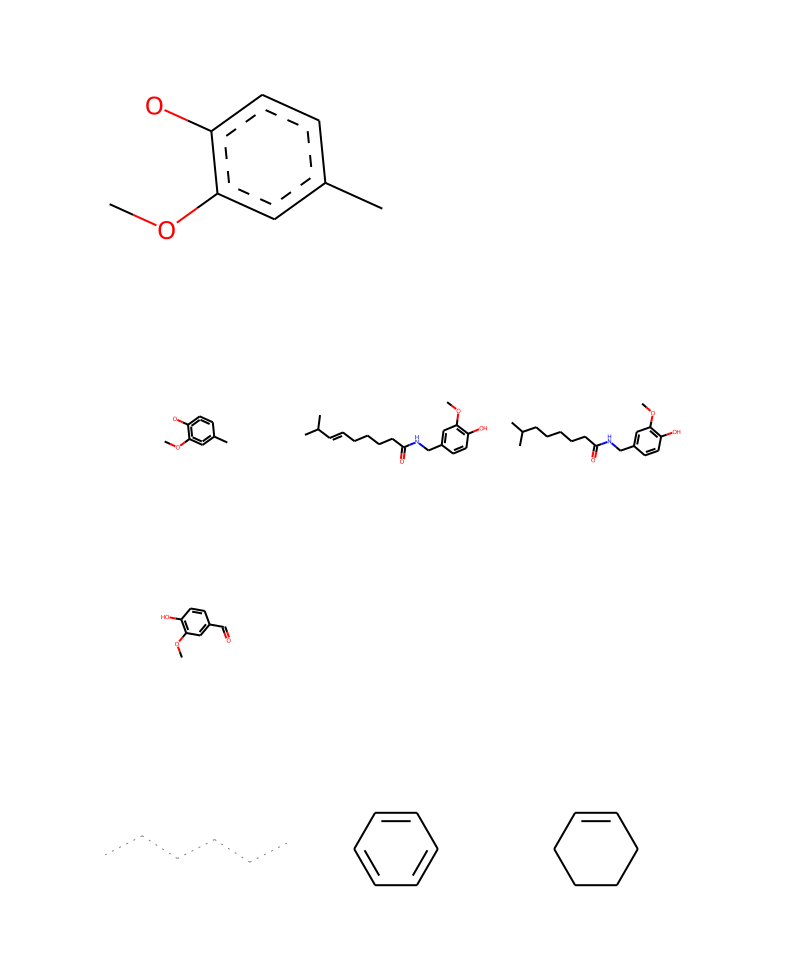
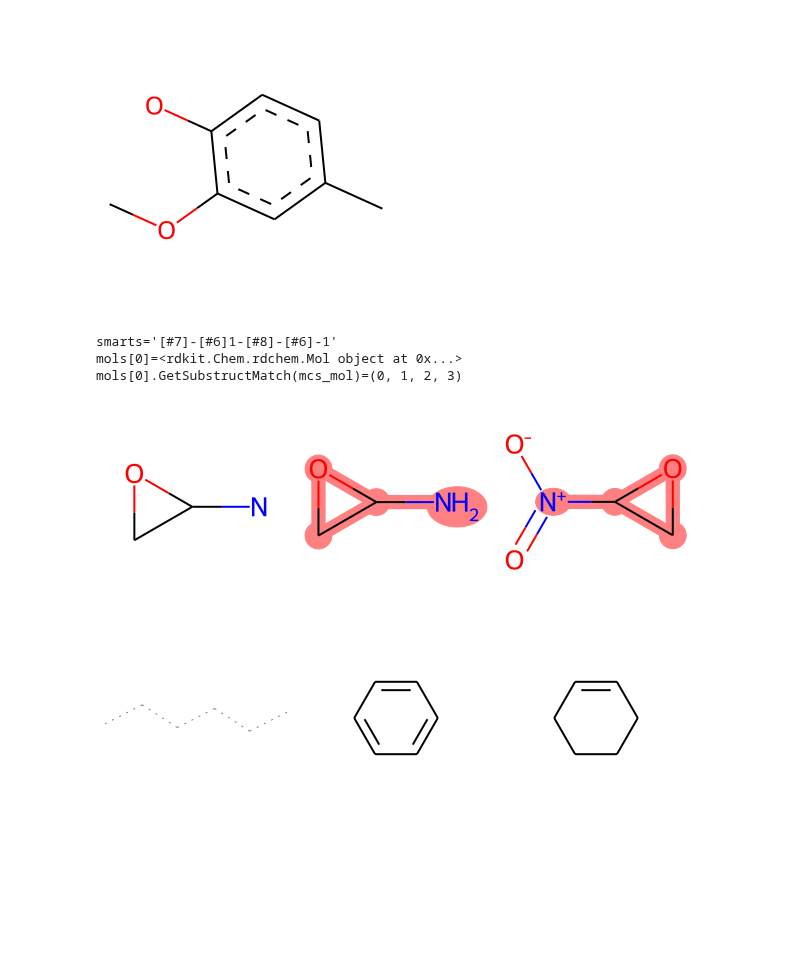
Before and after one commit to bertiewooster/RDKit-playing, a Jupyter notebook: tutorial_examples.ipynb, the cells around one changed output. Cells and saved outputs as stored; diff of their text form; code cells hidden in the pictures; blank space fills up the shorter version.

Commit message:
Highlight substructure match with SMARTS

```diff
--- a/tutorial_examples.ipynb
+++ b/tutorial_examples.ipynb
@@ -169,14 +169,25 @@ Draw.MolToImage(smart_mol)
 def SmilesMCStoImage(*smiles, **kwargs):
     mols = [Chem.MolFromSmiles(smile) for smile in smiles]
     res = rdFMCS.FindMCS(mols, **kwargs)
-    smart_mol = Chem.MolFromSmarts(res.smartsString)
+    mcs_mol = Chem.MolFromSmarts(res.smartsString)
+    smarts = res.smartsString
+    print(f"{smarts=}")
+    smart_mol = Chem.MolFromSmarts(smarts)
     # smarts = Draw.MolToImage(smart_mol)
     smarts_and_mols = [smart_mol] + mols
-    return Draw.MolsToGridImage(smarts_and_mols)
+    print(f"{mols[0]=}")
+    print(f"{mols[0].GetSubstructMatch(mcs_mol)=}")
+
+    matches = [""] + [mol.GetSubstructMatch(mcs_mol) for mol in mols]
+
+    return Draw.MolsToGridImage(smarts_and_mols, highlightAtomLists=matches)
-# %%
-SmilesMCStoImage("O=C(NCc1cc(OC)c(O)cc1)CCCC/C=C/C(C)C", "CC(C)CCCCCC(=O)NCC1=CC(=C(C=C1)O)OC", "c1(C=O)cc(OC)c(O)cc1")
-# %% [output]
-[figure, removed]
+# %%
+SmilesMCStoImage("NC1OC1", "C1OC1[N+](=O)[O-]")
+# %% [output]
+smarts='[#7]-[#6]1-[#8]-[#6]-1'
+mols[0]=<rdkit.Chem.rdchem.Mol object at 0x...>
+mols[0].GetSubstructMatch(mcs_mol)=(0, 1, 2, 3)
+[figure, added]
 # %%
 SmilesMCStoImage("c1ccccc1", "C1CCCC=C1")
 # %% [output]
```
